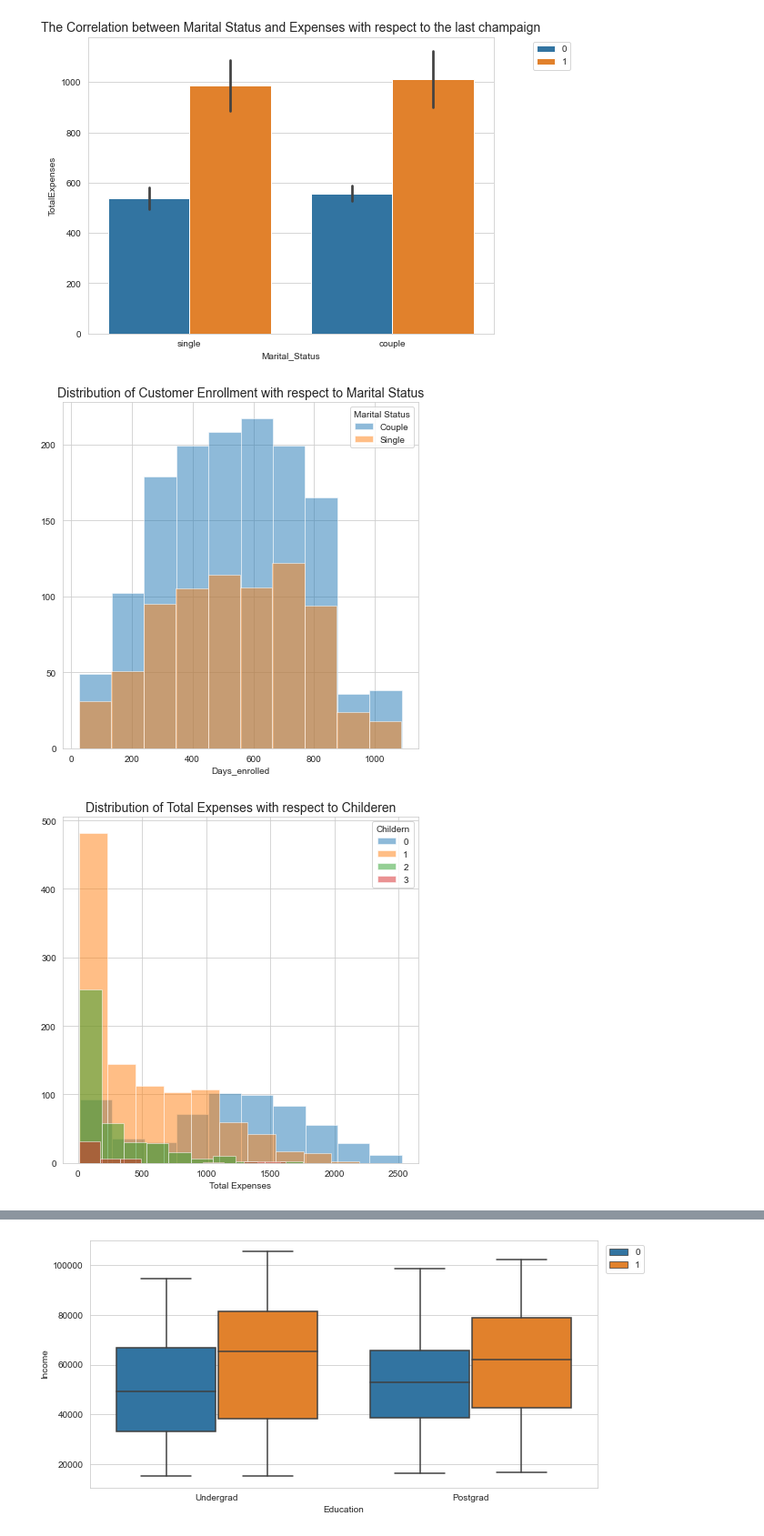
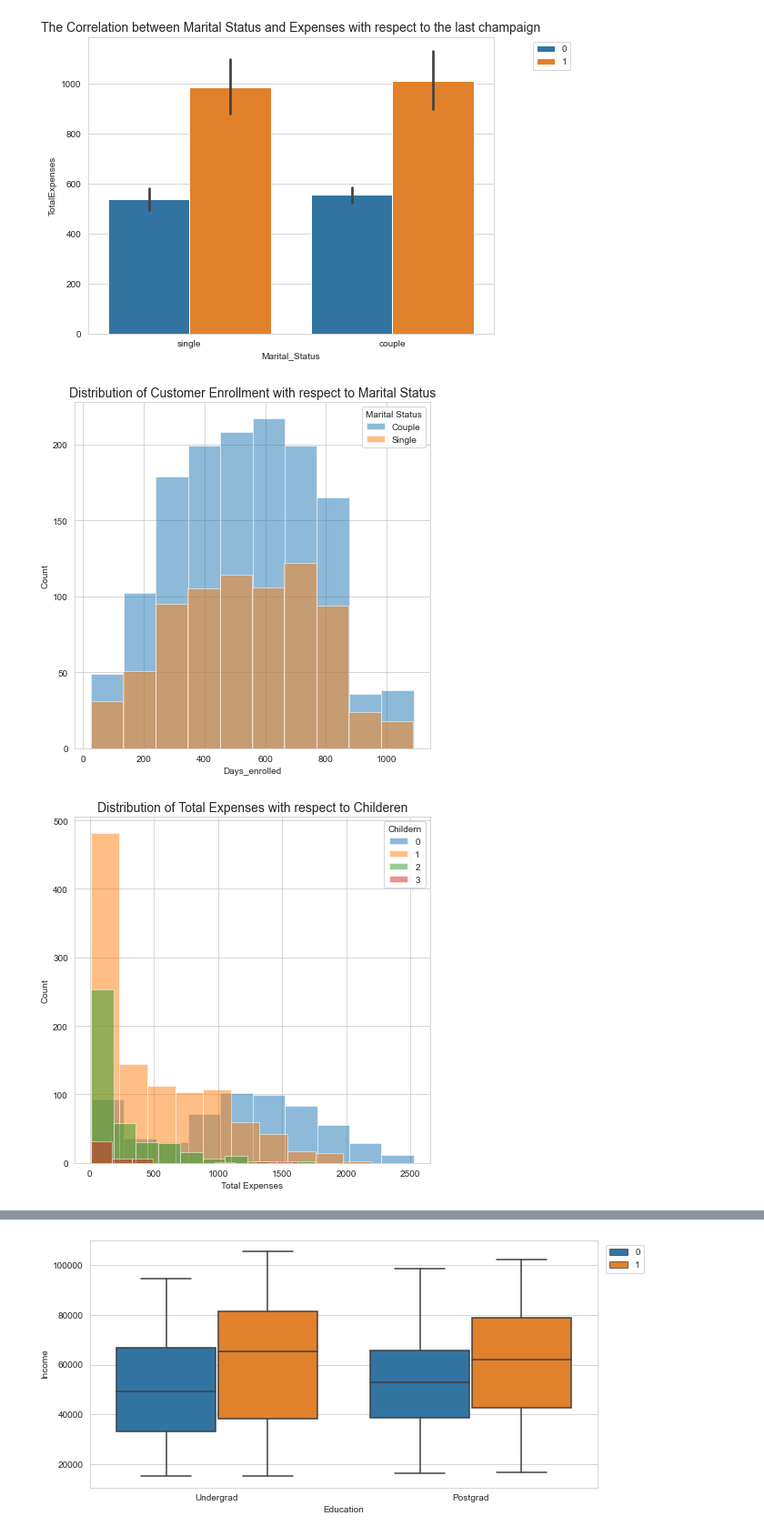
Before and after one commit to livia360/Capstone_project, a Jupyter notebook: 02_Exploratory_Data_Analysis.ipynb, the cells around one changed output, grey strips where cells are left out. Shown at 91% size. Drawn from its saved outputs; the diff is of its cells as text; code cells hidden in the pictures.

```diff
--- a/02_Exploratory_Data_Analysis.ipynb
+++ b/02_Exploratory_Data_Analysis.ipynb
@@ -96,24 +96,26 @@ plt.hist("Days_Enrolled", data = df[df["Marital_Status"] == "single"], alpha = 0
 plt.title("Distribution of Customer Enrollment with respect to Marital Status", fontsize=14)
 plt.xlabel("Days_enrolled")
 plt.legend(title = "Marital Status")
+plt.ylabel("Count")
 plt.show()
 # coupled customers have higher expenses
 # %% [output]
-[figure, old version]
+[figure, new version]
 # %%
 # ANALYSIS OF THE CORRELATION BETWEEN MARITAL STATUS AND TOTAL EXPENSES
 plt.figure(figsize=(7,7))
 plt.hist("TotalExpenses", data = df[df["Children"] == 0], alpha = 0.5, label = "0")
 plt.hist("TotalExpenses", data = df[df["Children"] == 1], alpha = 0.5, label = "1")
 plt.hist("TotalExpenses", data = df[df["Children"] == 2], alpha = 0.5, label = "2")
 plt.hist("TotalExpenses", data = df[df["Children"] == 3], alpha = 0.5, label = "3")
 plt.title("Distribution of Total Expenses with respect to Childeren", fontsize=14)
 plt.xlabel("Total Expenses")
+plt.ylabel("Count")
 plt.legend(title = "Childern")
 plt.show()
 #observation: customers without child have higher expenses
 # %% [output]
-[figure, old version]
+[figure, new version]
 # %%
 # DISTRIBUTION OF NUMBER OF TOTAL PURCHARSES WITH RESPECT TO CHILDREN
 plt.figure(figsize=(8,8))
```
Also changed, not shown: parts of 47 cells of this notebook.
